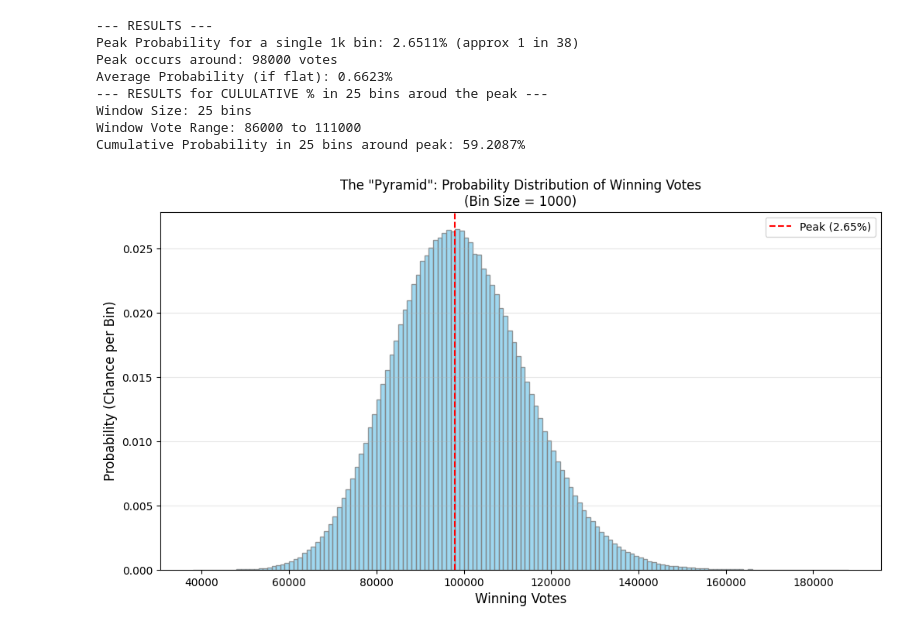
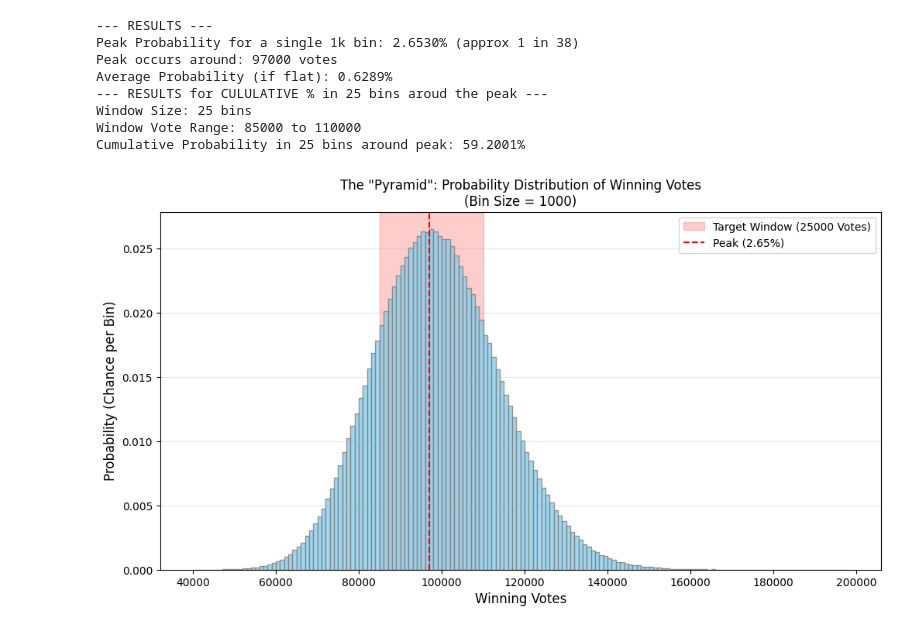
Before and after one commit to bhanu-sisodia/StateElections, a Jupyter notebook: Election_Winning_Votes_prob.ipynb, the cells around one changed output. Drawn from its saved outputs; the diff is of its cells as text; code cells hidden in the pictures.

```diff
--- a/Election_Winning_Votes_prob.ipynb
+++ b/Election_Winning_Votes_prob.ipynb
@@ -20,7 +20,7 @@ bin_width = 1000  # We want to know the chance per 1k bucket (need not have fixe
 
 # --- 2. THE GENERATOR ---
 # Generate random data
-np.random.seed(42)
+np.random.seed(44)
 #TotalVotes = np.random.uniform(v_min, v_max, n_sims)
 #WinShare = np.random.uniform(w_min, w_max, n_sims)
 
@@ -85,36 +85,38 @@ start_vote_range = bins[window_start_index]
 # but we need to check the boundary
 end_vote_range = bins[window_end_index] if window_end_index < len(bins) else bins[-1] + bin_width
 
 
 print(f"--- RESULTS for CULULATIVE % in 25 bins aroud the peak ---")
 print(f"Window Size: {len(window_probabilities)} bins")
 print(f"Window Vote Range: {start_vote_range} to {end_vote_range}")
 print(f"Cumulative Probability in {len(window_probabilities)} bins around peak: {cumulative_p_in_window:.4%}")
 
 # --- 4. PLOTTING THE PYRAMID ---
 plt.figure(figsize=(12, 6))
 
+plt.axvspan(start_vote_range, end_vote_range, color='red', alpha=0.2,
+            label=f'Target Window ({end_vote_range - start_vote_range} Votes Range)')
 # Plot the histogram
 plt.hist(WinningVotes, bins=bins, weights=np.ones(n_sims) / n_sims,
          color='skyblue', edgecolor='grey', alpha=0.8)
 
 # Styling
 plt.title(f'The "Pyramid": Probability Distribution of Winning Votes\n(Bin Size = {bin_width})', fontsize=12)
 plt.xlabel('Winning Votes', fontsize=12)
 plt.ylabel('Probability (Chance per Bin)', fontsize=12)
 plt.axvline(peak_vote_count, color='red', linestyle='--', label=f'Peak ({peak_p:.2%})')
 plt.legend()
 plt.grid(axis='y', alpha=0.3)
 
 # Show plot
 plt.show()
 # %% [output]
 --- RESULTS ---
-Peak Probability for a single 1k bin: 2.6511% (approx 1 in 38)
-Peak occurs around: 98000 votes
-Average Probability (if flat): 0.6623%
+Peak Probability for a single 1k bin: 2.6530% (approx 1 in 38)
+Peak occurs around: 97000 votes
+Average Probability (if flat): 0.6289%
 --- RESULTS for CULULATIVE % in 25 bins aroud the peak ---
 Window Size: 25 bins
-Window Vote Range: 86000 to 111000
-Cumulative Probability in 25 bins around peak: 59.2087%
+Window Vote Range: 85000 to 110000
+Cumulative Probability in 25 bins around peak: 59.2001%
-[figure, old version]
+[figure, new version]
```
